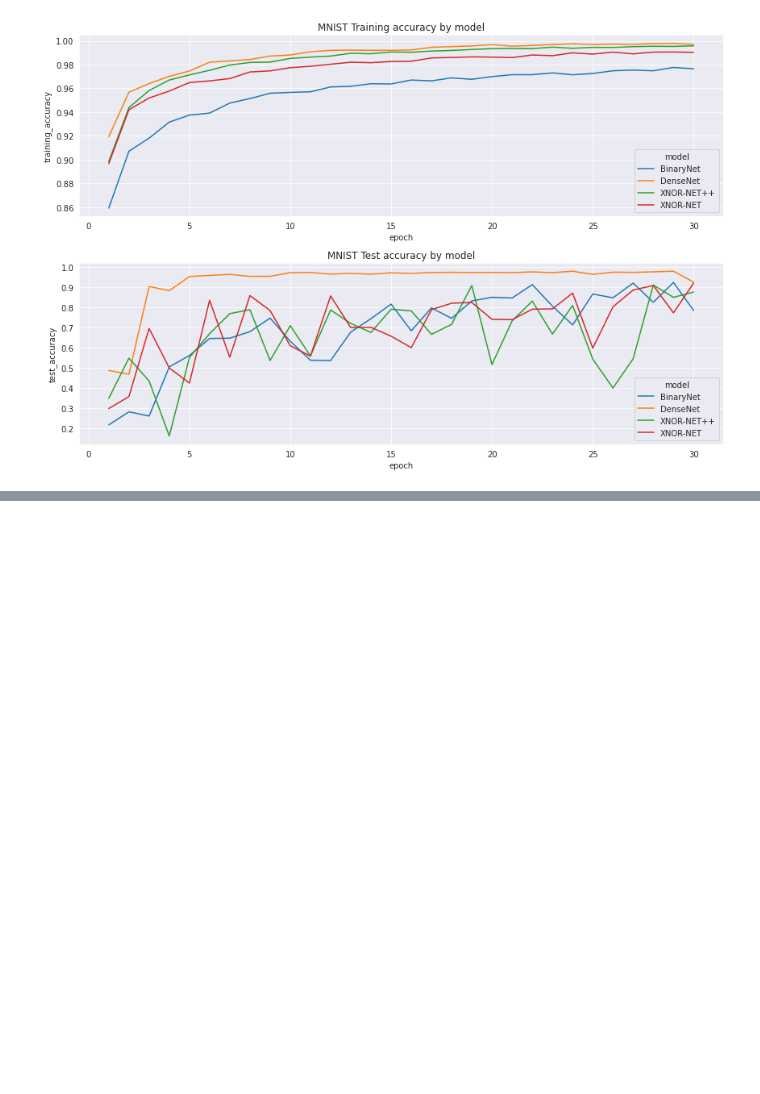
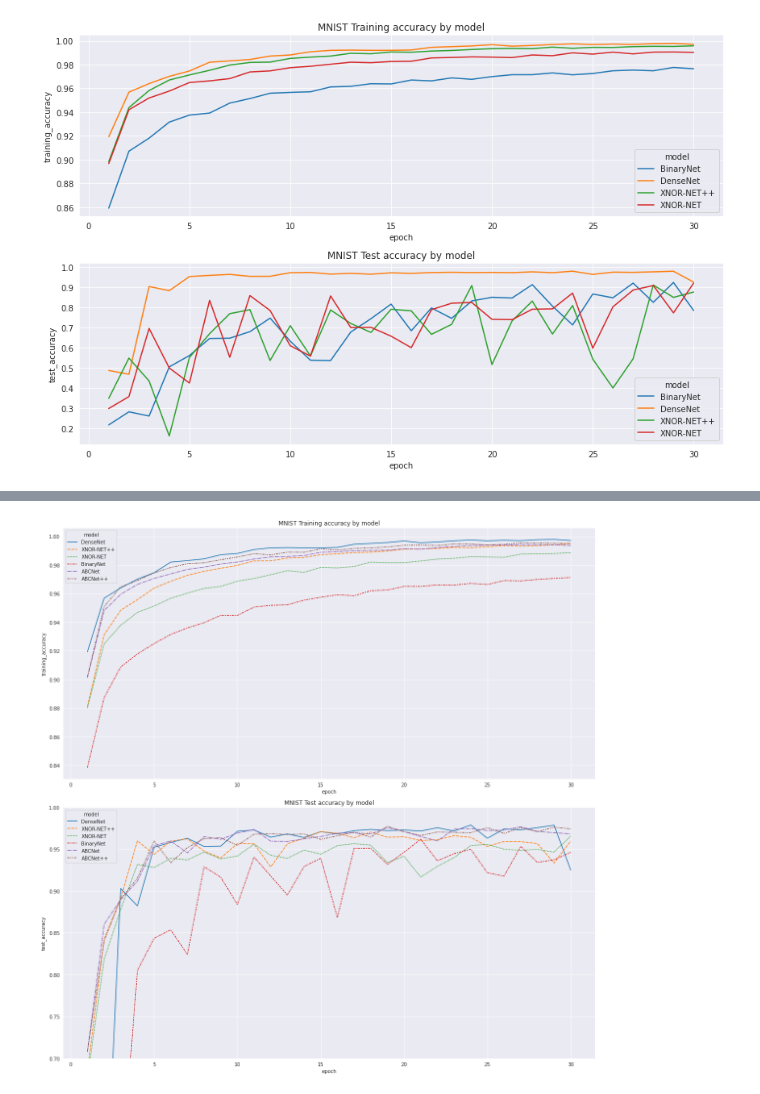
Before and after one commit to ramizouari/BNN, a Jupyter notebook: Analysis.ipynb, the cells around one changed output, grey strips where cells are left out. Saved outputs shown, nothing was run; the diff lists cells and outputs as text; code cells hidden in the pictures; blank space fills up the shorter version.

```diff
--- a/Analysis.ipynb
+++ b/Analysis.ipynb
@@ -49,0 +34,24 @@ fig.savefig("local/MNIST.svg")
+# %%
+def load_noisy_model(path:str,model_name:str):
+    U=pd.read_json(path)
+    U["model"]=model_name
+    U["epoch"]=[i+1 for i in range(U.shape[0])]
+    U.rename({"loss":"training_loss","accuracy":"training_accuracy","val_loss":"test_loss","val_accuracy":"test_accuracy"},inplace=True,axis=1)
+    return U
+U=[]
+for fileName in os.listdir("local"):
+    match=re.match("([A-Za-z0-9-+]+)-MNIST-Noise.json",fileName)
+    if match:
+        U.append(load_noisy_model(f"local/{fileName}",match.group(1)))
+results_with_noise=pd.concat([results[results["model"]=="DenseNet"],*U],ignore_index=True)
+# %%
+fig,(ax1,ax2)=plt.subplots(2,1,figsize=(16,16))
+sns.lineplot(data=results_with_noise,x="epoch",y="training_accuracy",hue="model",style="model",ax=ax1)
+ax1.set_title("MNIST Training accuracy by model")
+sns.lineplot(data=results_with_noise,x="epoch",y="test_accuracy",hue="model",style="model",ax=ax2)
+ax2.set_title("MNIST Test accuracy by model")
+ax2.set(ylim=(.70,1))
+fig.tight_layout()
+fig.savefig("local/MNIST.png")
+# %% [output]
+[figure, added]
```
Also changed, not shown: parts of 2 cells of this notebook, 9 other files.
